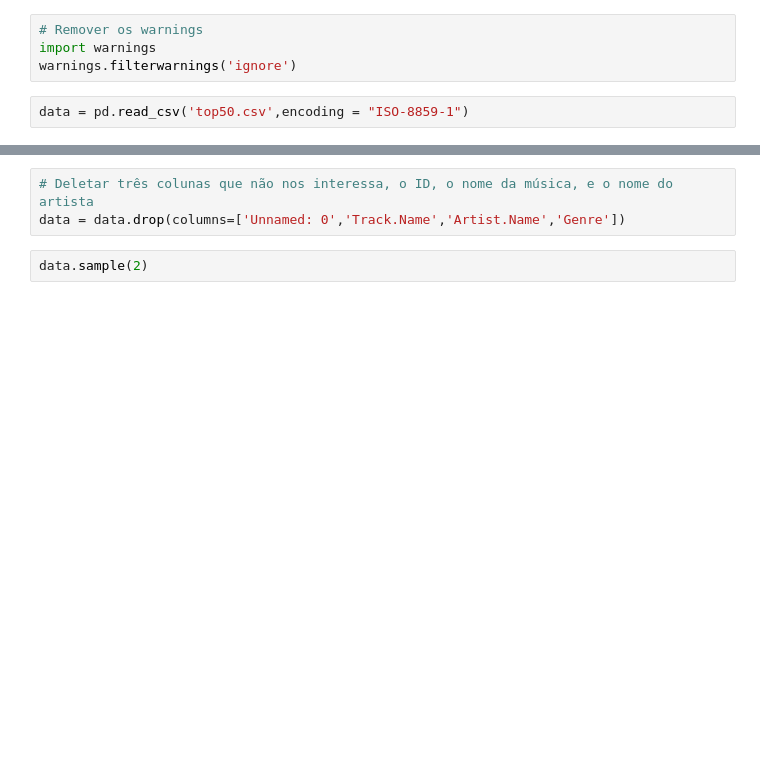
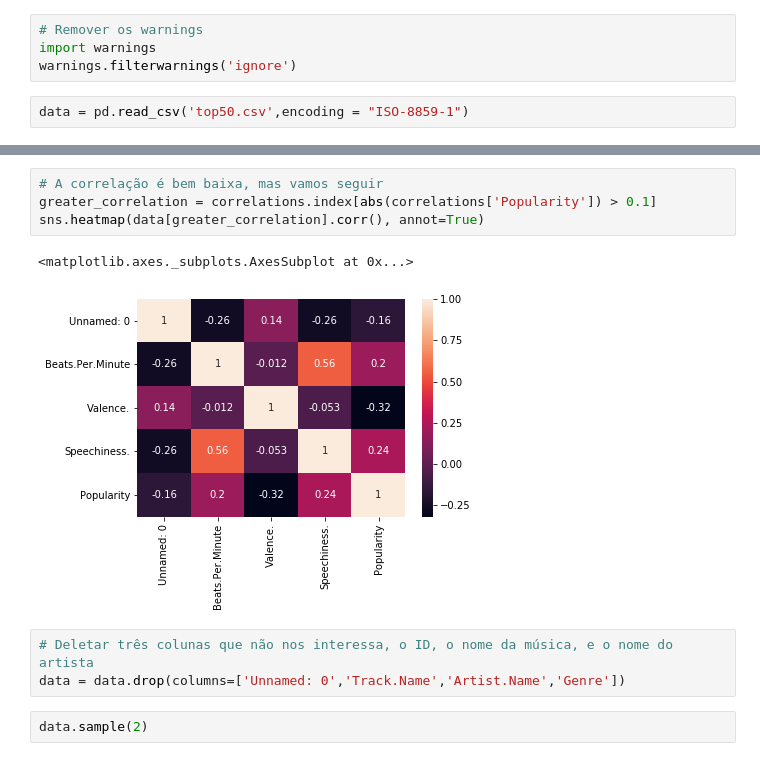
Before and after one commit to luanoliveira1992/estimating-spotify-popularity, a Jupyter notebook: estimate.ipynb, the cells around one changed output, grey strips where cells are left out. Drawn from its saved outputs; the diff is of its cells as text; blank space fills up the shorter version.

```diff
--- a/estimate.ipynb
+++ b/estimate.ipynb
@@ -38,3 +56,10 @@ data.sample(2)
+# %%
+# A correlação é bem baixa, mas vamos seguir
+greater_correlation = correlations.index[abs(correlations['Popularity']) > 0.1]
+sns.heatmap(data[greater_correlation].corr(), annot=True)
+# %% [output]
+<matplotlib.axes._subplots.AxesSubplot at 0x...>
+[figure, added]
 # %%
 # Deletar três colunas que não nos interessa, o ID, o nome da música, e o nome do artista
 data = data.drop(columns=['Unnamed: 0','Track.Name','Artist.Name','Genre'])
```
Also changed, not shown: parts of 28 cells of this notebook.
